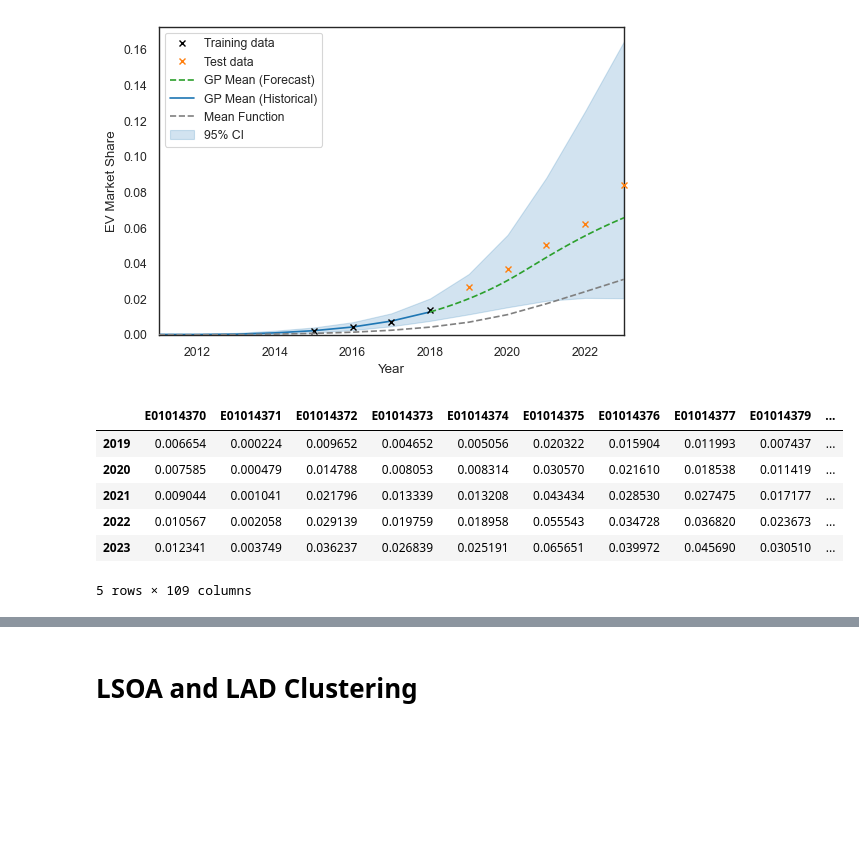
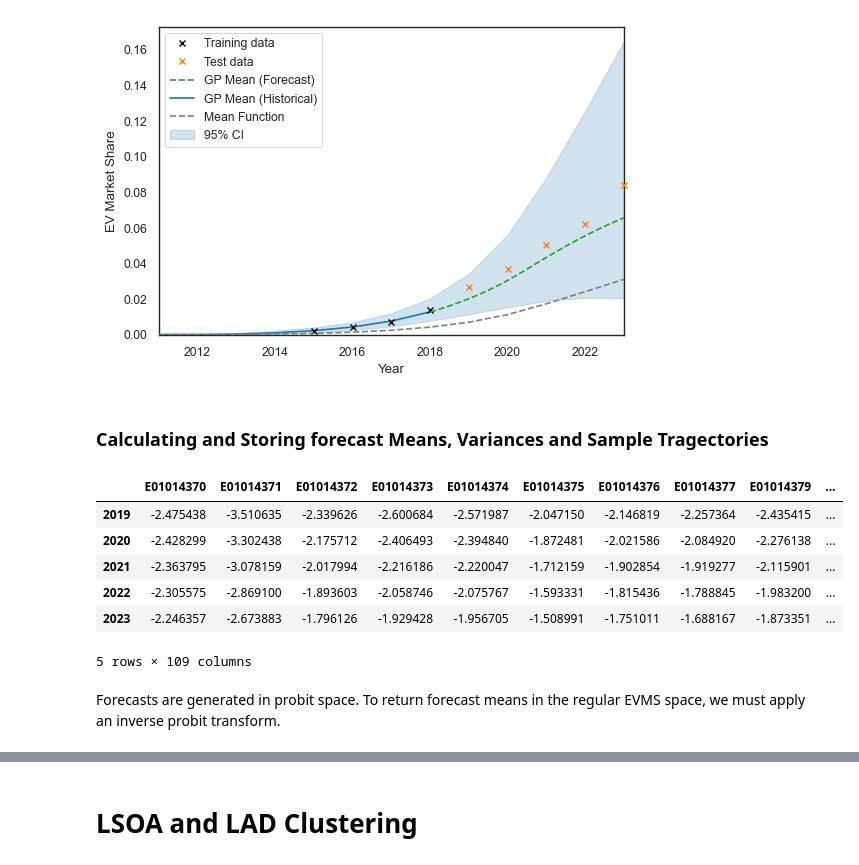
Before and after one commit to isaacflower/EVAdoptionForecastingFramework, a Jupyter notebook: notebooks/demo.ipynb, the cells around one changed output, grey strips where cells are left out. Drawn from its saved outputs; the diff is of its cells as text; code cells hidden in the pictures; blank space fills up the shorter version.

```diff
--- a/notebooks/demo.ipynb
+++ b/notebooks/demo.ipynb
@@ -310,19 +312,23 @@ joint_gp_forecaster.models[5].plot_forecast(
 )
 # %% [output]
 [figure]
+# %% [markdown]
+### Calculating and Storing forecast Means, Variances and Sample Tragectories
 # %%
 forecast_mean_df, forecast_var_df = joint_gp_forecaster.run_forecasts(t_dict={
     't_0': 2011,
     't_n': 2018,
     't_f': 2023}
 )
-# %%
-forecast_mean_df.apply(invprobit)
-# %% [output]
-|  | E01014370 | E01014371 | E01014372 | E01014373 | E01014374 | E01014375 | E01014376 | E01014377 | E01014379 | ... |
-| 2019 | 0.006654 | 0.000224 | 0.009652 | 0.004652 | 0.005056 | 0.020322 | 0.015904 | 0.011993 | 0.007437 | ... |
-| 2020 | 0.007585 | 0.000479 | 0.014788 | 0.008053 | 0.008314 | 0.030570 | 0.021610 | 0.018538 | 0.011419 | ... |
-| 2021 | 0.009044 | 0.001041 | 0.021796 | 0.013339 | 0.013208 | 0.043434 | 0.028530 | 0.027475 | 0.017177 | ... |
-| 2022 | 0.010567 | 0.002058 | 0.029139 | 0.019759 | 0.018958 | 0.055543 | 0.034728 | 0.036820 | 0.023673 | ... |
-| 2023 | 0.012341 | 0.003749 | 0.036237 | 0.026839 | 0.025191 | 0.065651 | 0.039972 | 0.045690 | 0.030510 | ... |
-5 rows × 109 columns
+# %%
+forecast_mean_df
+# %% [output]
+|  | E01014370 | E01014371 | E01014372 | E01014373 | E01014374 | E01014375 | E01014376 | E01014377 | E01014379 | ... |
+| 2019 | -2.475438 | -3.510635 | -2.339626 | -2.600684 | -2.571987 | -2.047150 | -2.146819 | -2.257364 | -2.435415 | ... |
+| 2020 | -2.428299 | -3.302438 | -2.175712 | -2.406493 | -2.394840 | -1.872481 | -2.021586 | -2.084920 | -2.276138 | ... |
+| 2021 | -2.363795 | -3.078159 | -2.017994 | -2.216186 | -2.220047 | -1.712159 | -1.902854 | -1.919277 | -2.115901 | ... |
+| 2022 | -2.305575 | -2.869100 | -1.893603 | -2.058746 | -2.075767 | -1.593331 | -1.815436 | -1.788845 | -1.983200 | ... |
+| 2023 | -2.246357 | -2.673883 | -1.796126 | -1.929428 | -1.956705 | -1.508991 | -1.751011 | -1.688167 | -1.873351 | ... |
+5 rows × 109 columns
+# %% [markdown]
+Forecasts are generated in probit space. To return forecast means in the regular EVMS space, we must apply an inverse probit transform.
```
Also changed, not shown: parts of 16 cells of this notebook.
